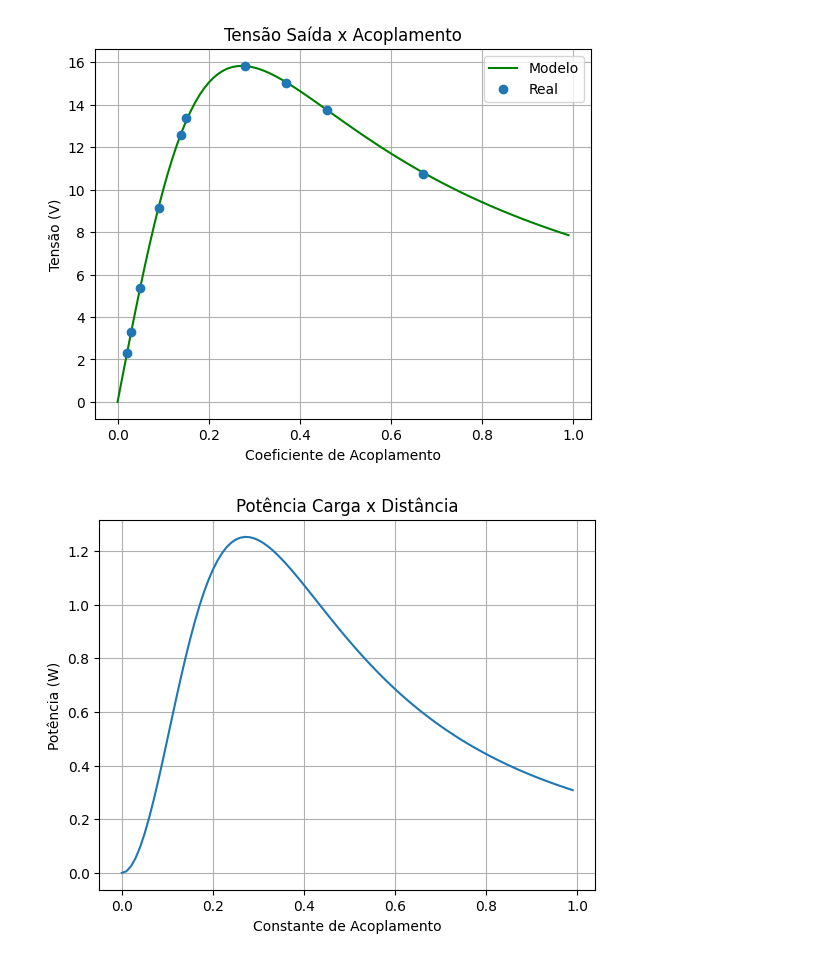
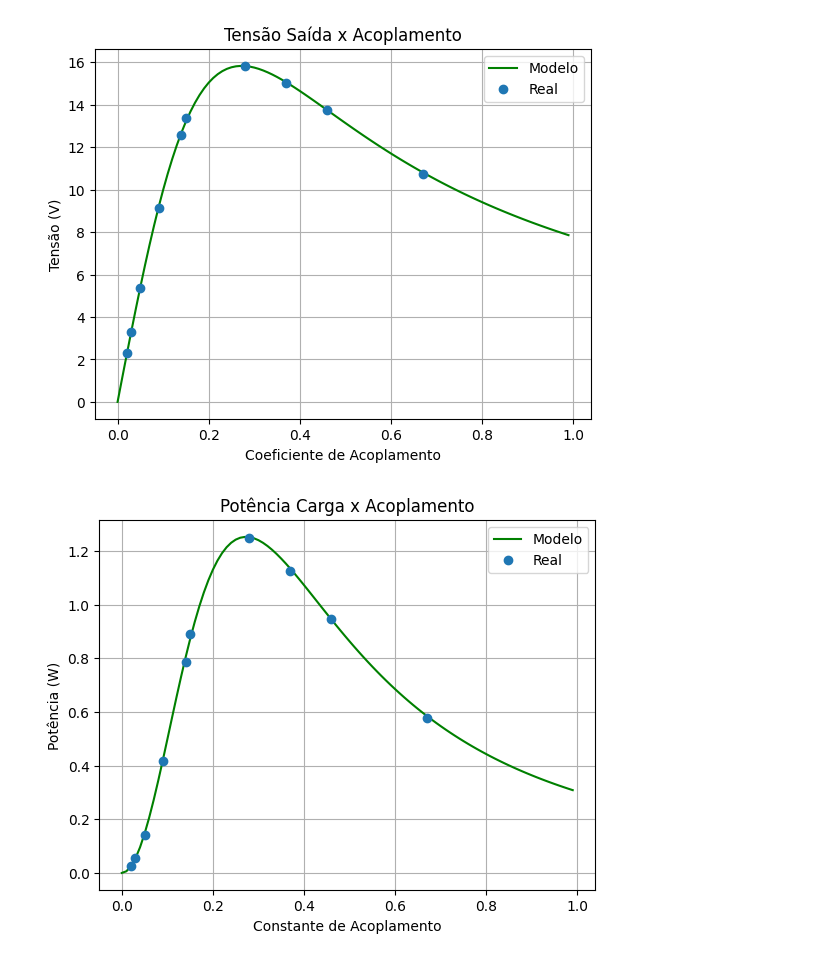
Before and after one commit to PedroPauloMorenoCamargo/Projeto_Eletromag, a Jupyter notebook: Parte_Teorica2.ipynb, the cells around one changed output. Drawn from its saved outputs; the diff is of its cells as text; code cells hidden in the pictures.

```diff
--- a/Parte_Teorica2.ipynb
+++ b/Parte_Teorica2.ipynb
@@ -191,14 +191,14 @@ plt.show()
 # %%
 lista_k = np.arange(0,1,0.01)
 lista_saida=  []
-lista_potencias_reais = []
+lista_potencias = []
 k_comparativo =0
 x = 0
 for k in lista_k:
     I1,I2,IC,V2 = calcula_parametros(27240*2*np.pi,k)
     lista_saida.append(abs(V2))
     S_saida = potencia(V2,IC)
-    lista_potencias_reais.append(S_saida.real)
+    lista_potencias.append(S_saida.real)
 # %%
 lista_k_reais = [lista_k[2],lista_k[3],lista_k[5],lista_k[9],lista_k[14],lista_k[15],lista_k[28],lista_k[37],lista_k[46],lista_k[67]]
 lista_picos_reais_invertida = lista_tensoes_p[::-1]
@@ -215,12 +213,18 @@ plt.grid(True)
 plt.show()
 # %% [output]
 [figure]
+# %%
+pot_reais = []
+for i in lista_picos_reais_invertida:
+    pot_reais.append(((i**2/2)/RC).real)
 # %%
-plt.plot(lista_k,lista_potencias_reais)
-plt.title('Potência Carga x Distância')
+plt.plot(lista_k,lista_potencias,'g',label = ("Modelo"))
+plt.plot(lista_k_reais,pot_reais,'o',label = ("Real"))
+plt.legend()
+plt.title('Potência Carga x Acoplamento')
 plt.ylabel("Potência (W)")
 plt.xlabel("Constante de Acoplamento")
 plt.grid(True)
 plt.show()
 # %% [output]
-[figure, old version]
+[figure, new version]
```
Also changed, not shown: parts of 1 cell of this notebook.
